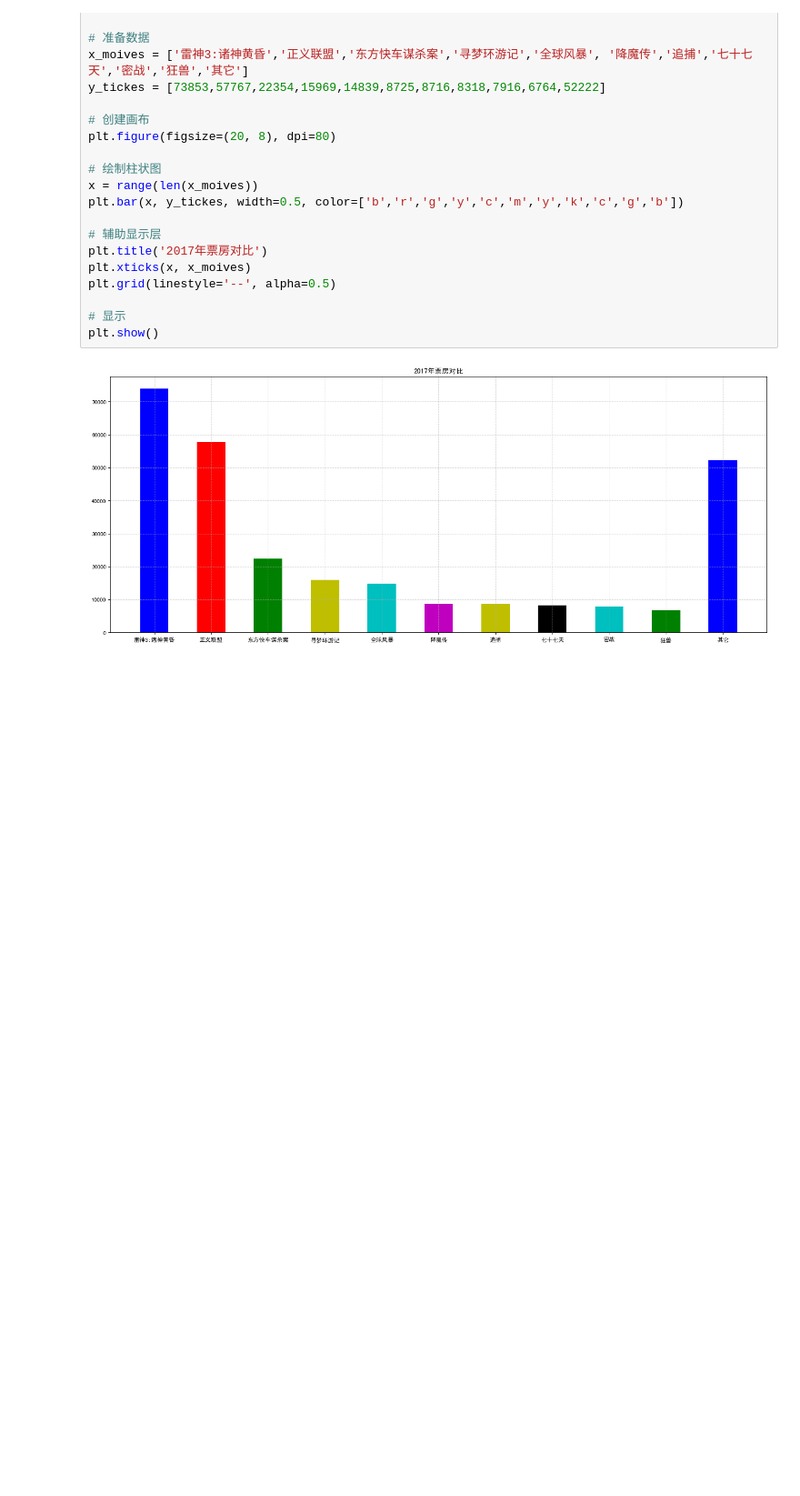
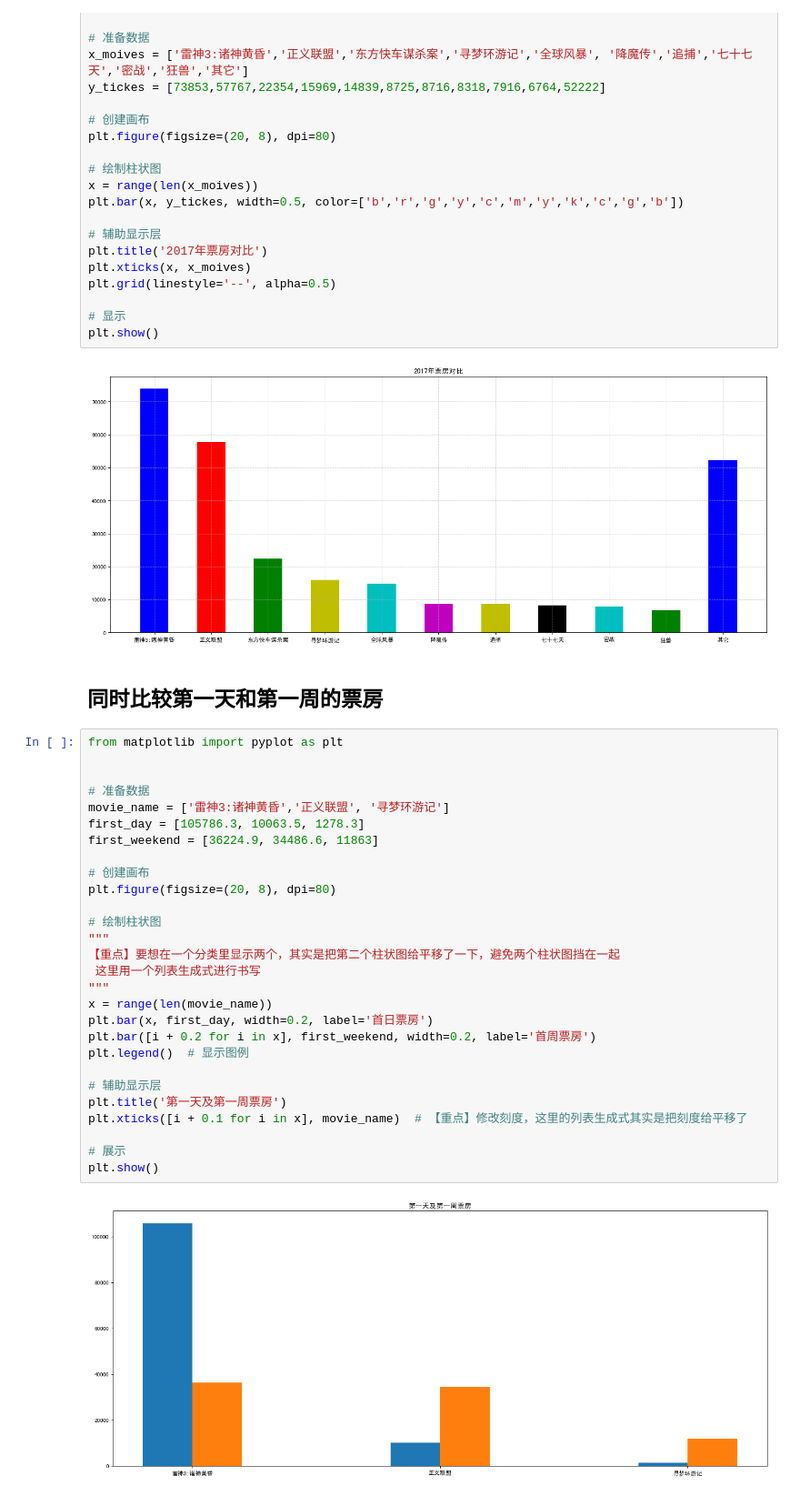
Before and after one commit to NekoSilverFox/Data-Mining, a Jupyter notebook: 001 - Matplotlib/柱状图.ipynb, the cells around one changed output. Shown at 91% size. Saved outputs shown, nothing was run; the diff lists cells and outputs as text; blank space fills up the shorter version.

```diff
--- a/001 - Matplotlib/柱状图.ipynb
+++ b/001 - Matplotlib/柱状图.ipynb
@@ -27,3 +27,35 @@ plt.grid(linestyle='--', alpha=0.5)
 plt.show()
 # %% [output]
 [figure]
+# %% [markdown]
+## 同时比较第一天和第一周的票房
+# %%
+from matplotlib import pyplot as plt
+
+
+# 准备数据
+movie_name = ['雷神3:诸神黄昏','正义联盟', '寻梦环游记']
+first_day = [105786.3, 10063.5, 1278.3]
+first_weekend = [36224.9, 34486.6, 11863]
+
+# 创建画布
+plt.figure(figsize=(20, 8), dpi=80)
+
+# 绘制柱状图
+"""
+【重点】要想在一个分类里显示两个，其实是把第二个柱状图给平移了一下，避免两个柱状图挡在一起
+ 这里用一个列表生成式进行书写
+"""
+x = range(len(movie_name))
+plt.bar(x, first_day, width=0.2, label='首日票房')
+plt.bar([i + 0.2 for i in x], first_weekend, width=0.2, label='首周票房')
+plt.legend()  # 显示图例
+
+# 辅助显示层
+plt.title('第一天及第一周票房')
+plt.xticks([i + 0.1 for i in x], movie_name)  # 【重点】修改刻度，这里的列表生成式其实是把刻度给平移了
+
+# 展示
+plt.show()
+# %% [output]
+[figure, added]
```
Also changed, not shown: 2 other files.
